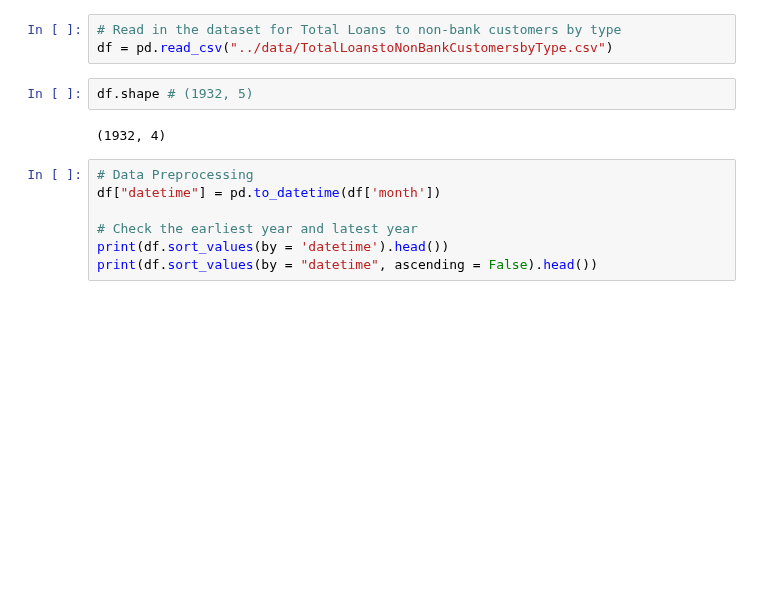
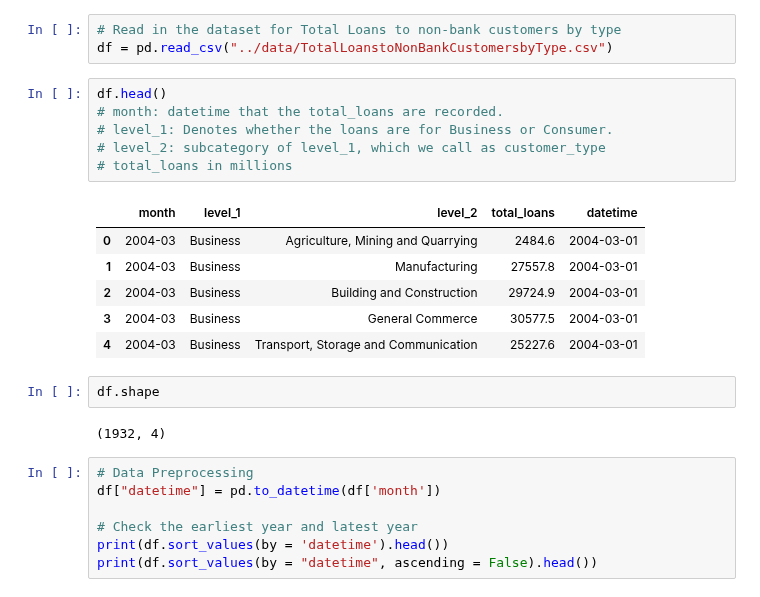
Before and after one commit to ChinSekYi/OpenAYEye, a Jupyter notebook: eda/src/EDA.ipynb, the cells around one changed output. Cells and saved outputs as stored; diff of their text form; blank space fills up the shorter version.

```diff
--- a/eda/src/EDA.ipynb
+++ b/eda/src/EDA.ipynb
@@ -18,8 +18,21 @@ Business Use Case:
 # %%
 # Read in the dataset for Total Loans to non-bank customers by type
 df = pd.read_csv("../data/TotalLoanstoNonBankCustomersbyType.csv")
+# %%
+df.head()
+# month: datetime that the total_loans are recorded.
+# level_1: Denotes whether the loans are for Business or Consumer.
+# level_2: subcategory of level_1, which we call as customer_type
+# total_loans in millions
+# %% [output]
+|  | month | level_1 | level_2 | total_loans | datetime |
+| 0 | 2004-03 | Business | Agriculture, Mining and Quarrying | 2484.6 | 2004-03-01 |
+| 1 | 2004-03 | Business | Manufacturing | 27557.8 | 2004-03-01 |
+| 2 | 2004-03 | Business | Building and Construction | 29724.9 | 2004-03-01 |
+| 3 | 2004-03 | Business | General Commerce | 30577.5 | 2004-03-01 |
+| 4 | 2004-03 | Business | Transport, Storage and Communication | 25227.6 | 2004-03-01 |
 # %%
-df.shape # (1932, 5)
+df.shape
 # %% [output]
 (1932, 4)
 # %%
```
Also changed, not shown: parts of 5 cells of this notebook.
